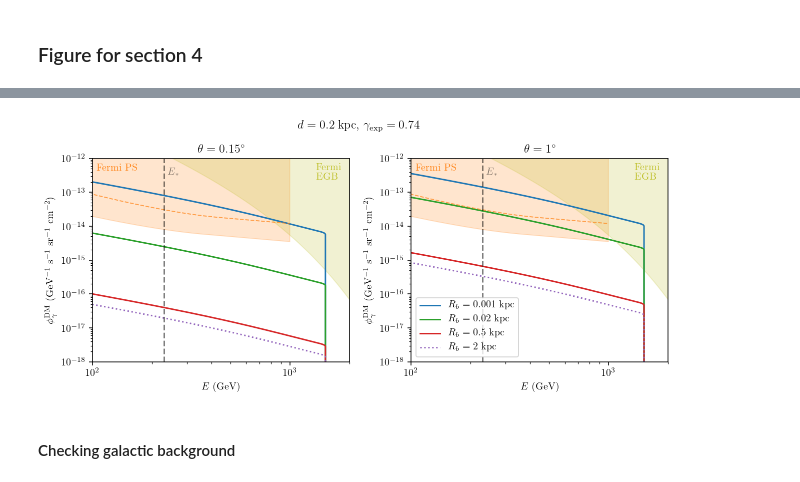
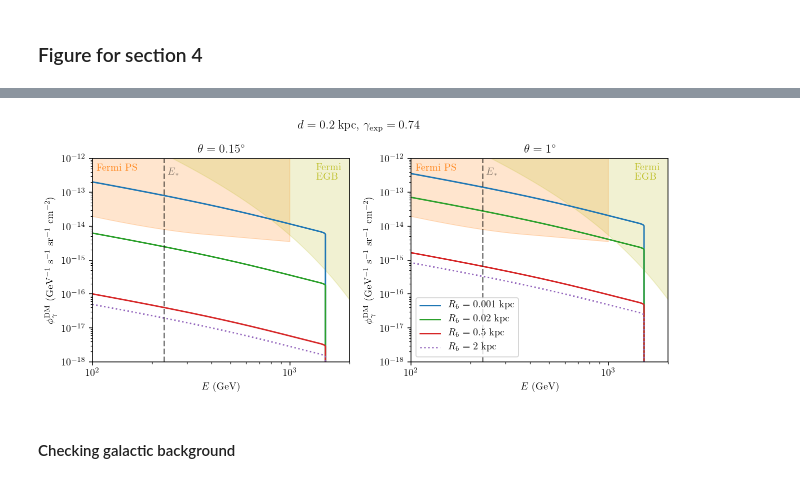
Before and after one commit to adam-coogan/cr_lines_from_dm_subhalos, a Jupyter notebook: Other plots 1.ipynb, the cells around one changed output, grey strips where cells are left out. Saved outputs shown, nothing was run; the diff lists cells and outputs as text; code cells hidden in the pictures.

```diff
--- a/Other plots 1.ipynb
+++ b/Other plots 1.ipynb
@@ -337,7 +328,7 @@ for e in e_epm:
         break
     else:
         aniso_ptlike.append(3*kpc_to_cm*D(e) / speed_of_light * 2 * dist / lambda_prop(e, dampe_excess_bin_high) *
-                            dphi_de_e(e, dist, r_s[0], rho_s_exp[0], gamma_exp, "exp") / bg_dampe(e))
+                            phi_e(e, dist, r_s[0], rho_s_exp[0], gamma_exp, "exp") / bg_dampe(e))
 
 
 plt.plot(e_epm[:len(aniso_ptlike)], aniso_ptlike, '--k')
@@ -396,11 +387,11 @@ lw_excess = np.array(lw_excess)
 # %%
 e_epm = np.linspace(500, 2000, 500)
 
-dphi_de_e_exp = []
+phi_e_exp = []
 for r, rho in zip(r_s, rho_s_exp):
-    dphi_de_e_exp.append(
-        dphi_de_e(e_epm, dist, r, rho, gamma_exp, "exp"))
-dphi_de_e_exp = np.array(dphi_de_e_exp)
+    phi_e_exp.append(
+        phi_e(e_epm, dist, r, rho, gamma_exp, "exp"))
+phi_e_exp = np.array(phi_e_exp)
 # %%
 fig, axs = plt.subplots(1, 2, figsize=(9, 4))
 
@@ -410,7 +401,7 @@ ax = axs[0]
 power = 3
 plot_obs(power, ax, True)
 # DM
-for dphi_de, r, lw_ex, c in zip(dphi_de_e_exp, r_s, lw_excess, clump_cols):
+for phi, r, lw_ex, c in zip(phi_e_exp, r_s, lw_excess, clump_cols):
     if lw_ex > 3.:
         linestyle = ":"
     else:
@@ -422,11 +413,11 @@ for dphi_de, r, lw_ex, c in zip(dphi_de_e_exp, r_s, lw_excess, clump_cols):
         label = r"$R_b = {}$ kpc".format(r)
 
     # Factor of two since we want the e+- spectrum
-    ax.plot(e_epm, e_epm**power * (2*dphi_de + bg_dampe(e_epm)),
+    ax.plot(e_epm, e_epm**power * (2*phi + phi_e_bg_dampe(e_epm)),
             color=c, linestyle=linestyle, label=label)
 
 # Background only
-ax.plot(e_epm, e_epm**3 * bg_dampe(e_epm), "--k",
+ax.plot(e_epm, e_epm**3 * phi_e_bg_dampe(e_epm), "--k",
         linewidth=1, label="Background")
 # Formatting
 ax.set_yscale('log')
@@ -514,19 +483,19 @@ lw_excess = np.array(lw_excess)
 # %%
 e_g = np.linspace(30, 2000, 500)
 
-dphi_de_g_exp = {th: [] for th in th_maxes}
+phi_g_exp = {th: [] for th in th_maxes}
 for th in th_maxes:
     for r, rho in zip(r_s, rho_s_exp):
-        dphi_de_g_exp[th].append(
-            dphi_de_g(e_g, dist, r, rho, gamma_exp, "exp", th_max=th))
-    dphi_de_g_exp[th] = np.array(dphi_de_g_exp[th])
+        phi_g_exp[th].append(
+            phi_g(e_g, dist, r, rho, gamma_exp, "exp", th_max=th))
+    phi_g_exp[th] = np.array(phi_g_exp[th])
 # %%
 fig, axs = plt.subplots(1, 2, figsize=(9, 4))
 power = 0
 
 for th, ax in zip(th_maxes, axs):
     # DM
-    for dphi_de, r, lw_ex, c in zip(dphi_de_g_exp[th], r_s, lw_excess, clump_cols):
+    for phi, r, lw_ex, c in zip(phi_g_exp[th], r_s, lw_excess, clump_cols):
         if lw_ex > 3.:
             linestyle = ":"
         else:
@@ -535,41 +504,41 @@ for th, ax in zip(th_maxes, axs):
             label = r"$R_b = {}$ kpc".format(int(r))
         else:
             label = r"$R_b = {}$ kpc".format(r)
-        ax.plot(e_g, e_g**power * dphi_de,
+        ax.plot(e_g, e_g**power * phi,
                 color=c, linestyle=linestyle, label=label)
 
     # Fermi
     ax.fill_between(e_g, e_g**power * fermi_pt_src_sens_120_45(e_g), np.ones_like(e_g),
                     color=colors[1], alpha=0.2, linewidth=1)
-    ax.loglog(e_g, e_g**power * fermi_pt_src_sens_0_0(e_g), '--', color=colors[1],
-              alpha=0.7, linewidth=1)
-    ax.fill_between(e_g, e_g**power * dphi_de_egb_fermi(e_g), np.ones_like(e_g),
+#     ax.loglog(e_g, e_g**power * fermi_pt_src_sens_0_0(e_g), '--', color=colors[1],
+#               alpha=0.7, linewidth=1)
+    ax.fill_between(e_g, e_g**power * phi_g_egb_fermi(e_g), np.ones_like(e_g),
                     color=colors[8], alpha=0.2, linewidth=1)
 
     # Formatting
     ax.axvline(230, color='k', linestyle='--', alpha=0.5)
     ax.set_xscale('log')
     ax.set_yscale('log')
     ax.set_xlim(100, 2e3)
     ax.set_ylim(1e-18, 1e-12)
     ax.set_xlabel(r"$E$ (GeV)")
     ax.set_ylabel(r"$\phi_{\gamma}^{\rm DM}$ (GeV$^{-1}$ s$^{-1}$ sr$^{-1}$ cm$^{-2}$)")
     ax.text(1.05e2, 4.5e-13, "Fermi PS", color=colors[1])
     ax.text(1350, 2.3e-13, "Fermi\nEGB", color=colors[8])
     ax.text(240, 3e-13, r"$E_*$", alpha=0.5)
 
 # axs[0].legend(loc="center left")
 axs[1].legend()#loc="lower left")
 axs[0].set_title(r"$\theta = 0.15^\circ$")
 axs[1].set_title(r"$\theta = 1^\circ$")
 
 fig.suptitle(r"$d = 0.2$ kpc, $\gamma_{\rm exp} = %.2f$" % gamma_exp)
 fig.tight_layout()
 fig.subplots_adjust(top=0.85)
 
 fig.savefig("figures/gamma_spectra_constraints_exp.pdf")
 # %% [output]
-[figure, old version]
+[figure, new version]
 # %% [markdown]
 #### Checking galactic background
 # %%
```
Also changed, not shown: parts of 13 cells of this notebook, 52 other files.
